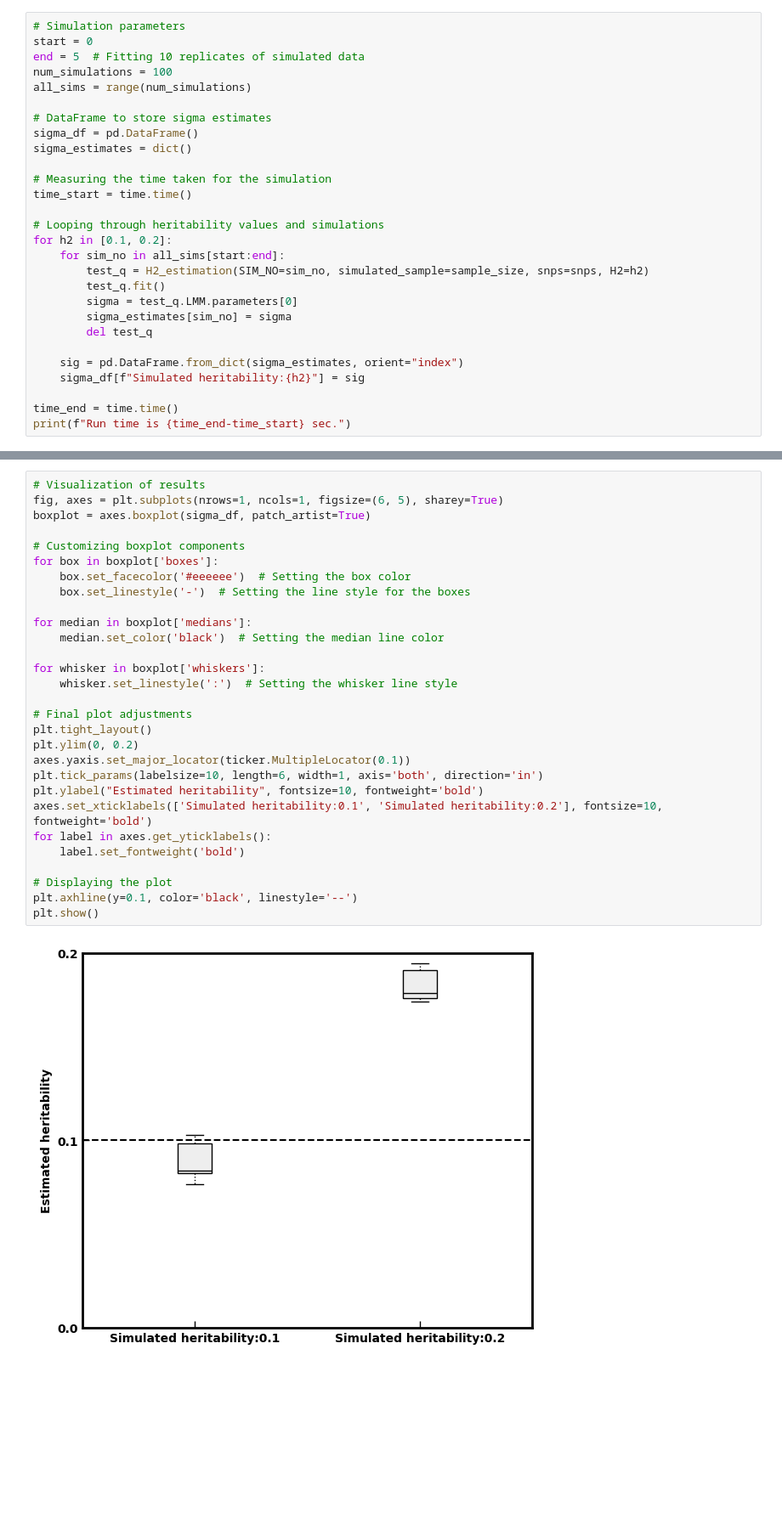
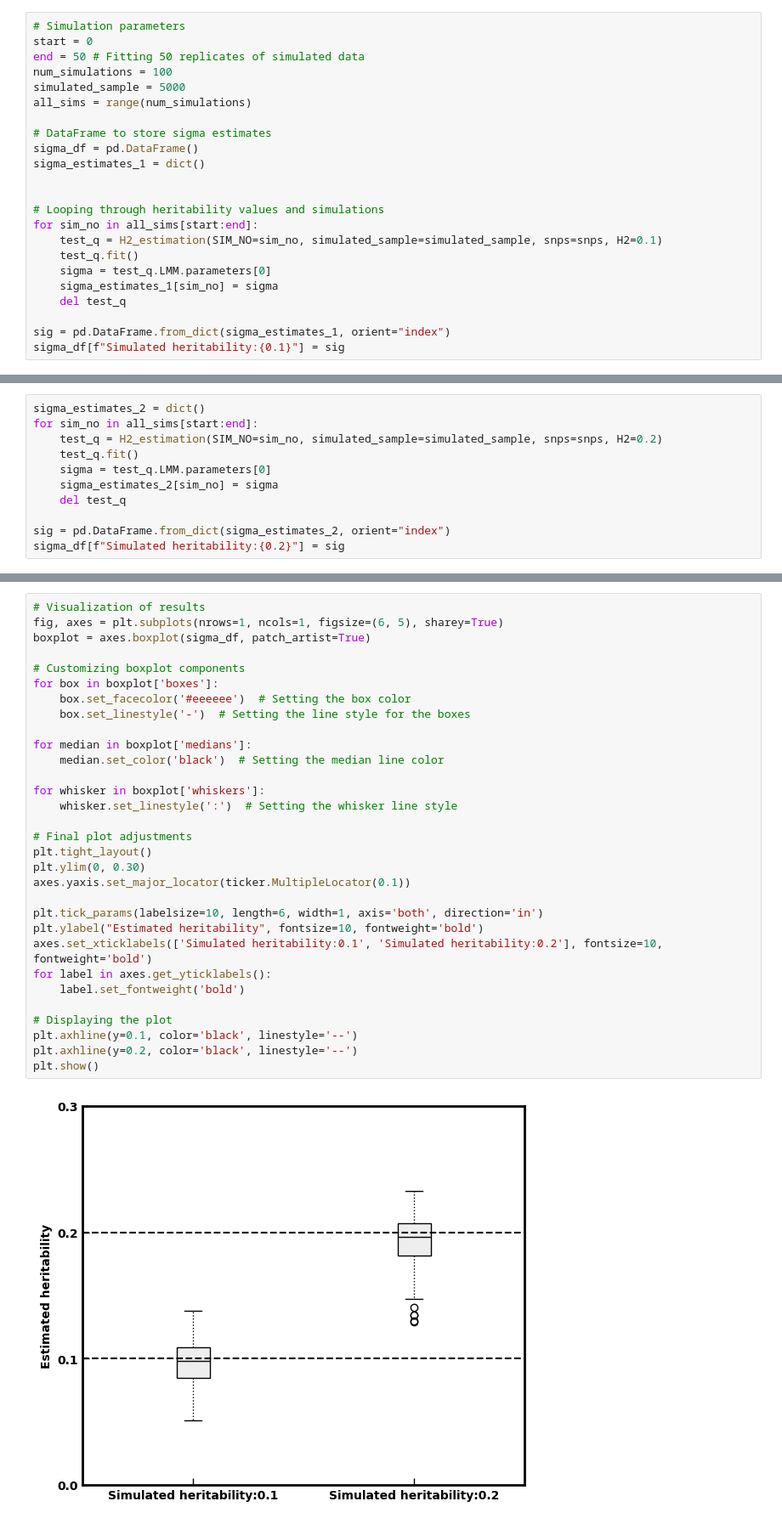
Before and after one commit to ZHAOJUN-BUAA/test_cases_for_heritability_estimation, a Jupyter notebook: heritability_estimation.ipynb, the cells around one changed output, grey strips where cells are left out. Shown at 85% size. Saved outputs shown, nothing was run; the diff lists cells and outputs as text; blank space fills up the shorter version.

Commit message:
Add files via upload
accurate estimations

```diff
--- a/heritability_estimation.ipynb
+++ b/heritability_estimation.ipynb
@@ -103,28 +112,23 @@ class H2_estimation:
 # %%
 # Simulation parameters
 start = 0
-end = 5  # Fitting 10 replicates of simulated data
+end = 50 # Fitting 50 replicates of simulated data
 num_simulations = 100
+simulated_sample = 5000
 all_sims = range(num_simulations)
 
 # DataFrame to store sigma estimates
 sigma_df = pd.DataFrame()
-sigma_estimates = dict()
+sigma_estimates_1 = dict()
 
-# Measuring the time taken for the simulation
-time_start = time.time()
 
 # Looping through heritability values and simulations
-for h2 in [0.1, 0.2]:
-    for sim_no in all_sims[start:end]:
-        test_q = H2_estimation(SIM_NO=sim_no, simulated_sample=sample_size, snps=snps, H2=h2)
-        test_q.fit()
-        sigma = test_q.LMM.parameters[0]
-        sigma_estimates[sim_no] = sigma
-        del test_q
+for sim_no in all_sims[start:end]:
+    test_q = H2_estimation(SIM_NO=sim_no, simulated_sample=simulated_sample, snps=snps, H2=0.1)
+    test_q.fit()
+    sigma = test_q.LMM.parameters[0]
+    sigma_estimates_1[sim_no] = sigma
+    del test_q
 
-    sig = pd.DataFrame.from_dict(sigma_estimates, orient="index")
-    sigma_df[f"Simulated heritability:{h2}"] = sig
-
-time_end = time.time()
-print(f"Run time is {time_end-time_start} sec.")
+sig = pd.DataFrame.from_dict(sigma_estimates_1, orient="index")
+sigma_df[f"Simulated heritability:{0.1}"] = sig
@@ -130,0 +153,11 @@ print(f"Run time is {time_end-time_start} sec.")
+# %%
+sigma_estimates_2 = dict()
+for sim_no in all_sims[start:end]:
+    test_q = H2_estimation(SIM_NO=sim_no, simulated_sample=simulated_sample, snps=snps, H2=0.2)
+    test_q.fit()
+    sigma = test_q.LMM.parameters[0]
+    sigma_estimates_2[sim_no] = sigma
+    del test_q
+
+sig = pd.DataFrame.from_dict(sigma_estimates_2, orient="index")
+sigma_df[f"Simulated heritability:{0.2}"] = sig
@@ -131,31 +182,33 @@ print(f"Run time is {time_end-time_start} sec.")
 # %%
 # Visualization of results
 fig, axes = plt.subplots(nrows=1, ncols=1, figsize=(6, 5), sharey=True)
 boxplot = axes.boxplot(sigma_df, patch_artist=True)
 
 # Customizing boxplot components
 for box in boxplot['boxes']:
     box.set_facecolor('#eeeeee')  # Setting the box color
     box.set_linestyle('-')  # Setting the line style for the boxes
 
 for median in boxplot['medians']:
     median.set_color('black')  # Setting the median line color
 
 for whisker in boxplot['whiskers']:
     whisker.set_linestyle(':')  # Setting the whisker line style
 
 # Final plot adjustments
 plt.tight_layout()
-plt.ylim(0, 0.2)
+plt.ylim(0, 0.30)
 axes.yaxis.set_major_locator(ticker.MultipleLocator(0.1))
+
 plt.tick_params(labelsize=10, length=6, width=1, axis='both', direction='in')
 plt.ylabel("Estimated heritability", fontsize=10, fontweight='bold')
 axes.set_xticklabels(['Simulated heritability:0.1', 'Simulated heritability:0.2'], fontsize=10, fontweight='bold')
 for label in axes.get_yticklabels():
     label.set_fontweight('bold')
 
 # Displaying the plot
 plt.axhline(y=0.1, color='black', linestyle='--')
+plt.axhline(y=0.2, color='black', linestyle='--')
 plt.show()
 # %% [output]
-[figure, old version]
+[figure, new version]
```
Also changed, not shown: parts of 4 cells of this notebook, 1 other file.
